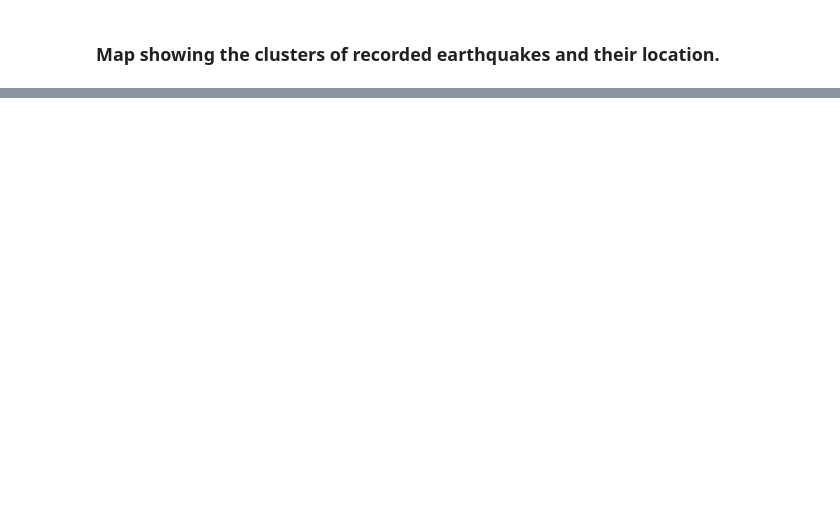
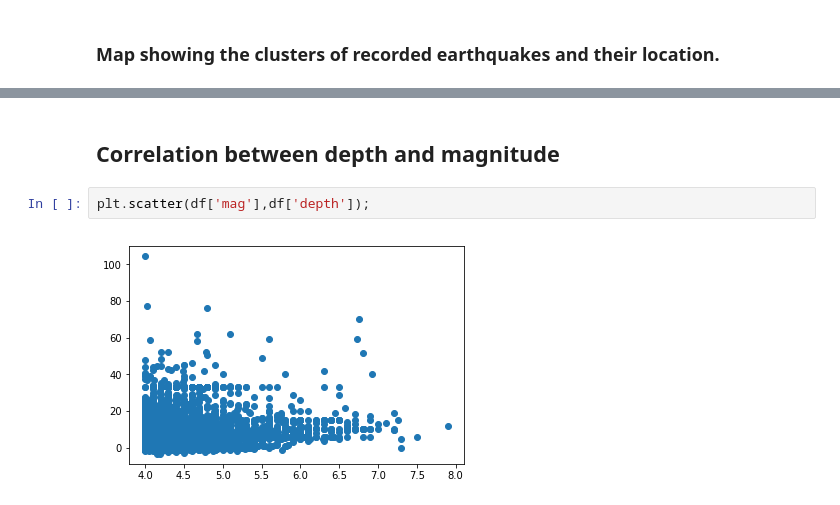
Before and after one commit to labs13-quake-viewer/ds-notebooks, a Jupyter notebook: Earthquake Analysis.ipynb, the cells around one changed output, grey strips where cells are left out. Drawn from its saved outputs; the diff is of its cells as text; blank space fills up the shorter version.

```diff
--- a/Earthquake Analysis.ipynb
+++ b/Earthquake Analysis.ipynb
@@ -248,0 +272,6 @@ usa_quake_map
+# %% [markdown]
+## Correlation between depth and magnitude
+# %%
+plt.scatter(df['mag'],df['depth']);
+# %% [output]
+[figure, added]
```
Also changed, not shown: parts of 25 cells of this notebook.
